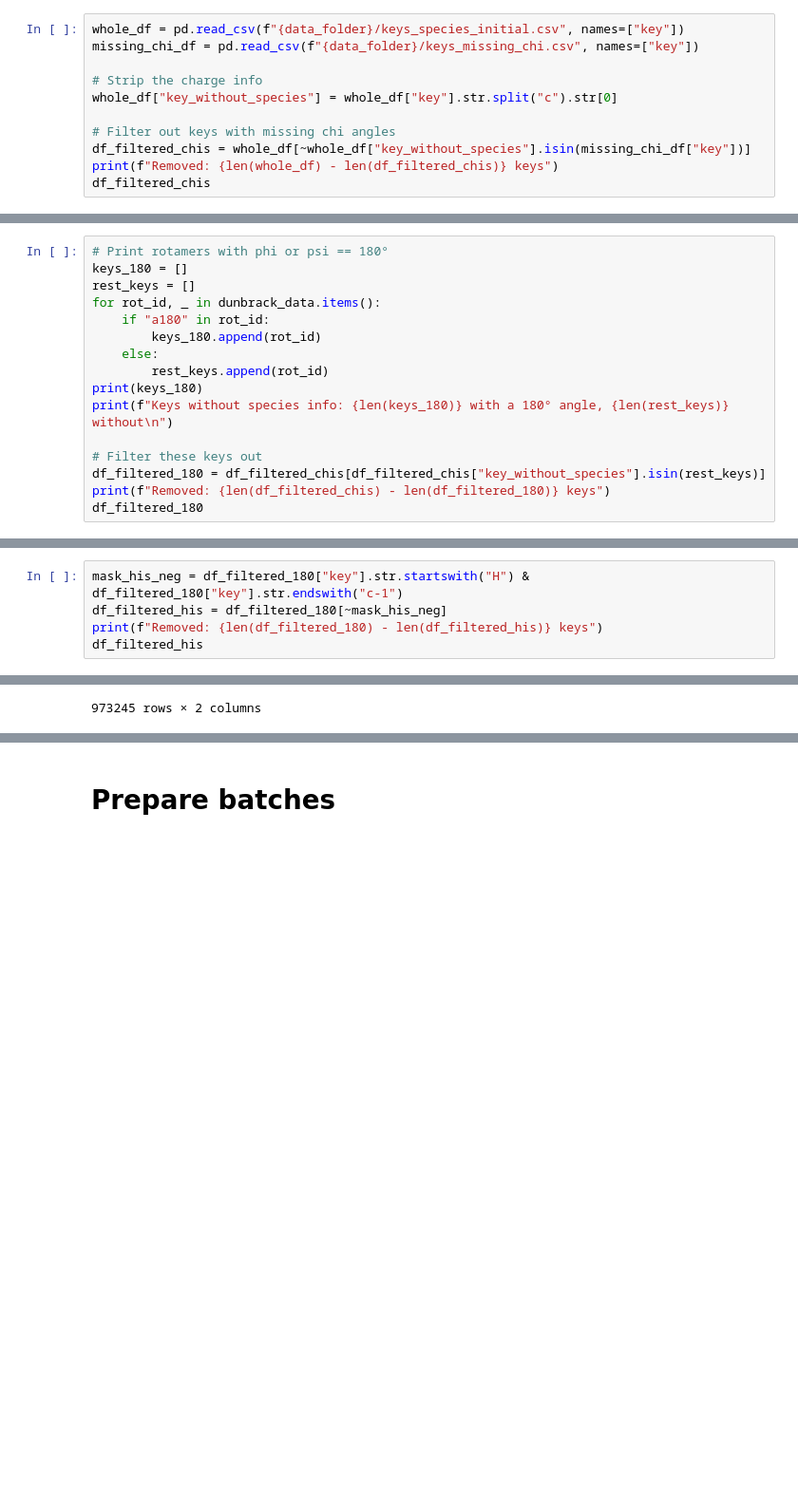
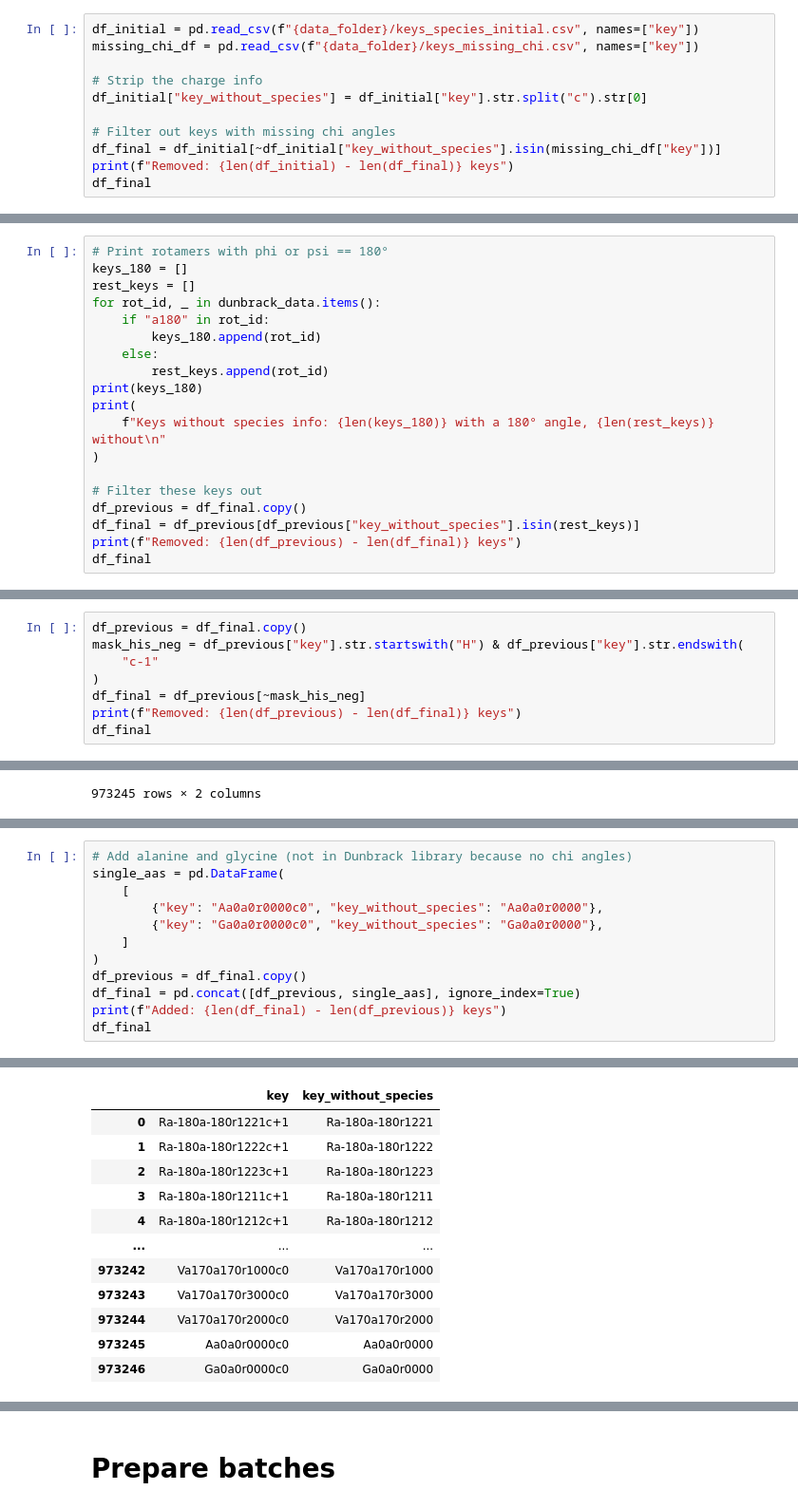
Before and after one commit to digital-chemistry-laboratory/rotadel, a Jupyter notebook: aa_descriptors_library/prepare_keys.ipynb, the cells around one changed output, grey strips where cells are left out. Shown at 95% size. Cells and saved outputs as stored; diff of their text form; blank space fills up the shorter version.

```diff
--- a/aa_descriptors_library/prepare_keys.ipynb
+++ b/aa_descriptors_library/prepare_keys.ipynb
@@ -49,16 +49,16 @@ Ya-40a170r1400: 0.000421
 # %% [markdown]
 Remove these rotamers from the keys of the whole library
 # %%
-whole_df = pd.read_csv(f"{data_folder}/keys_species_initial.csv", names=["key"])
+df_initial = pd.read_csv(f"{data_folder}/keys_species_initial.csv", names=["key"])
 missing_chi_df = pd.read_csv(f"{data_folder}/keys_missing_chi.csv", names=["key"])
 
 # Strip the charge info
-whole_df["key_without_species"] = whole_df["key"].str.split("c").str[0]
+df_initial["key_without_species"] = df_initial["key"].str.split("c").str[0]
 
 # Filter out keys with missing chi angles
-df_filtered_chis = whole_df[~whole_df["key_without_species"].isin(missing_chi_df["key"])]
-print(f"Removed: {len(whole_df) - len(df_filtered_chis)} keys")
-df_filtered_chis
+df_final = df_initial[~df_initial["key_without_species"].isin(missing_chi_df["key"])]
+print(f"Removed: {len(df_initial) - len(df_final)} keys")
+df_final
 # %% [output]
 Removed: 54 keys
 |  | key | key_without_species |
@@ -86,12 +86,15 @@ for rot_id, _ in dunbrack_data.items():
     else:
         rest_keys.append(rot_id)
 print(keys_180)
-print(f"Keys without species info: {len(keys_180)} with a 180° angle, {len(rest_keys)} without\n")
+print(
+    f"Keys without species info: {len(keys_180)} with a 180° angle, {len(rest_keys)} without\n"
+)
 
 # Filter these keys out
-df_filtered_180 = df_filtered_chis[df_filtered_chis["key_without_species"].isin(rest_keys)]
-print(f"Removed: {len(df_filtered_chis) - len(df_filtered_180)} keys")
-df_filtered_180
+df_previous = df_final.copy()
+df_final = df_previous[df_previous["key_without_species"].isin(rest_keys)]
+print(f"Removed: {len(df_previous) - len(df_final)} keys")
+df_final
 # %% [output]
 ['Ra-180a180r1221', 'Ra-180a180r1222', 'Ra-180a180r1223', 'Ra-180a180r1211', 'Ra-180a180r1212', 'Ra-180a180r1232', 'Ra-180a180r1213', 'Ra-180a180r1233', 'Ra-180a180r3212', 'Ra-180a180r1322', 'Ra-180a1 ...
 |  | key | key_without_species |
@@ -110,10 +113,13 @@ df_filtered_180
 # %% [markdown]
 ### 3. Remove negative histidines (optimisation issues and very rare)
 # %%
-mask_his_neg = df_filtered_180["key"].str.startswith("H") & df_filtered_180["key"].str.endswith("c-1")
-df_filtered_his = df_filtered_180[~mask_his_neg]
-print(f"Removed: {len(df_filtered_180) - len(df_filtered_his)} keys")
-df_filtered_his
+df_previous = df_final.copy()
+mask_his_neg = df_previous["key"].str.startswith("H") & df_previous["key"].str.endswith(
+    "c-1"
+)
+df_final = df_previous[~mask_his_neg]
+print(f"Removed: {len(df_previous) - len(df_final)} keys")
+df_final
 # %% [output]
 Removed: 46656 keys
 |  | key | key_without_species |
@@ -131,0 +140,13 @@ Removed: 46656 keys
+# %%
+# Add alanine and glycine (not in Dunbrack library because no chi angles)
+single_aas = pd.DataFrame(
+    [
+        {"key": "Aa0a0r0000c0", "key_without_species": "Aa0a0r0000"},
+        {"key": "Ga0a0r0000c0", "key_without_species": "Ga0a0r0000"},
+    ]
+)
+df_previous = df_final.copy()
+df_final = pd.concat([df_previous, single_aas], ignore_index=True)
+print(f"Added: {len(df_final) - len(df_previous)} keys")
+df_final
+# %% [output]
@@ -131,0 +154,12 @@ Removed: 46656 keys
+|  | key | key_without_species |
+| 0 | Ra-180a-180r1221c+1 | Ra-180a-180r1221 |
+| 1 | Ra-180a-180r1222c+1 | Ra-180a-180r1222 |
+| 2 | Ra-180a-180r1223c+1 | Ra-180a-180r1223 |
+| 3 | Ra-180a-180r1211c+1 | Ra-180a-180r1211 |
+| 4 | Ra-180a-180r1212c+1 | Ra-180a-180r1212 |
+| ... | ... | ... |
+| 973242 | Va170a170r1000c0 | Va170a170r1000 |
+| 973243 | Va170a170r3000c0 | Va170a170r3000 |
+| 973244 | Va170a170r2000c0 | Va170a170r2000 |
+| 973245 | Aa0a0r0000c0 | Aa0a0r0000 |
+| 973246 | Ga0a0r0000c0 | Ga0a0r0000 |
```
Also changed, not shown: parts of 5 cells of this notebook, 10 other files.
